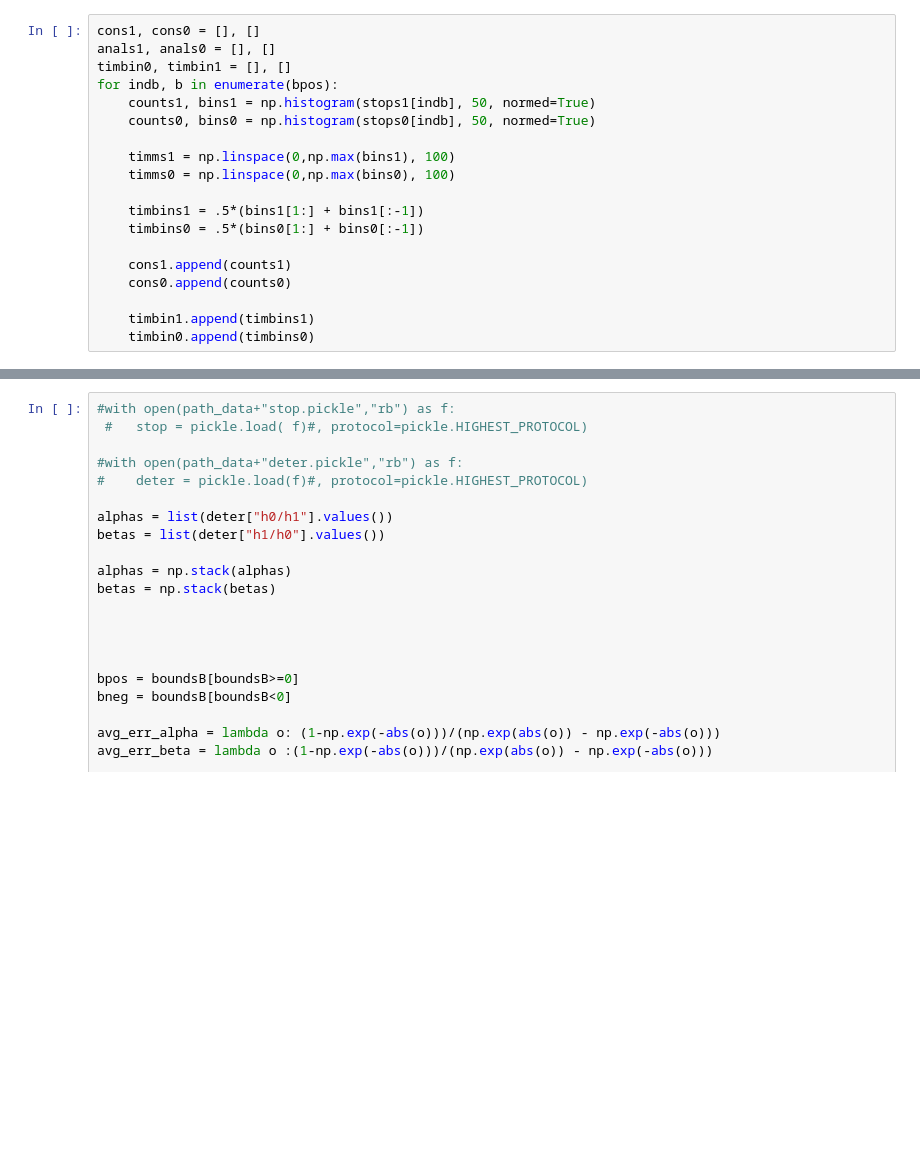
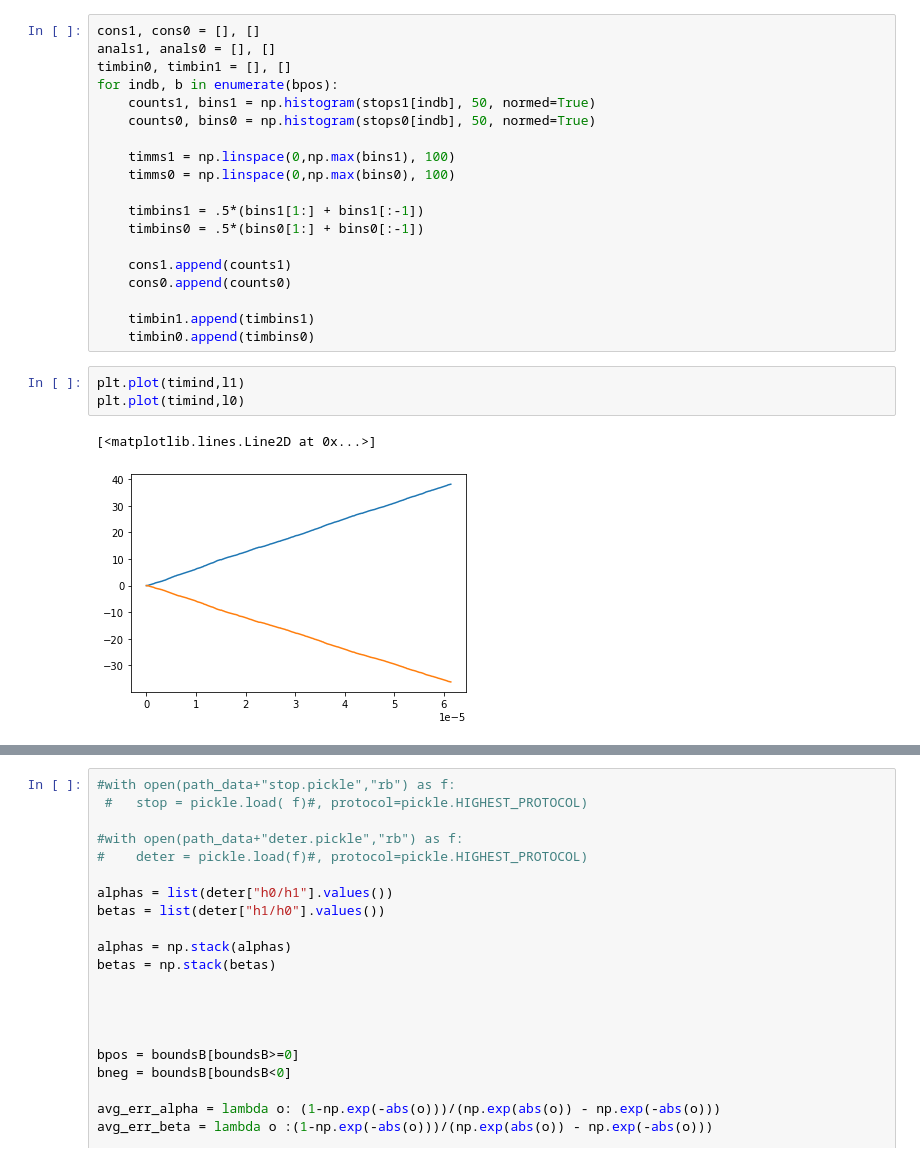
Before and after one commit to matibilkis/cdisc, a Jupyter notebook: analysis/analyze.ipynb, the cells around one changed output, grey strips where cells are left out. Drawn from its saved outputs; the diff is of its cells as text; blank space fills up the shorter version.

```diff
--- a/analysis/analyze.ipynb
+++ b/analysis/analyze.ipynb
@@ -143,6 +135,12 @@ for indb, b in enumerate(bpos):
 
     timbin1.append(timbins1)
     timbin0.append(timbins0)
+# %%
+plt.plot(timind,l1)
+plt.plot(timind,l0)
+# %% [output]
+[<matplotlib.lines.Line2D at 0x...>]
+[figure, added]
 # %%
 def prob_craft(t, b, mu):
 
```
Also changed, not shown: parts of 9 cells of this notebook, 3 other files.
